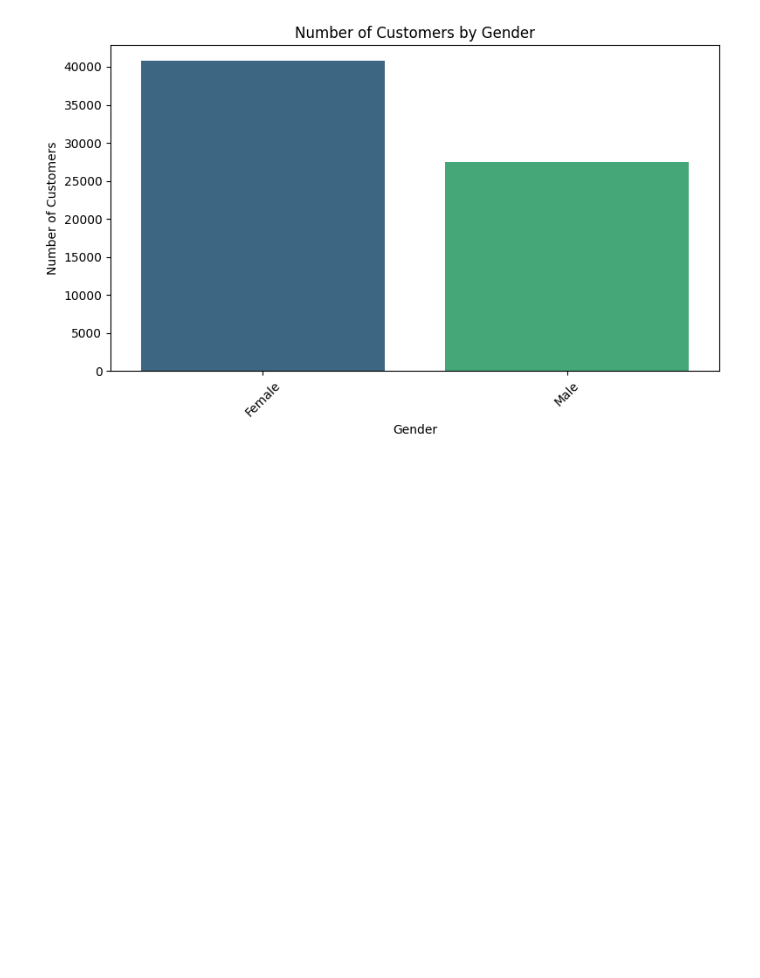
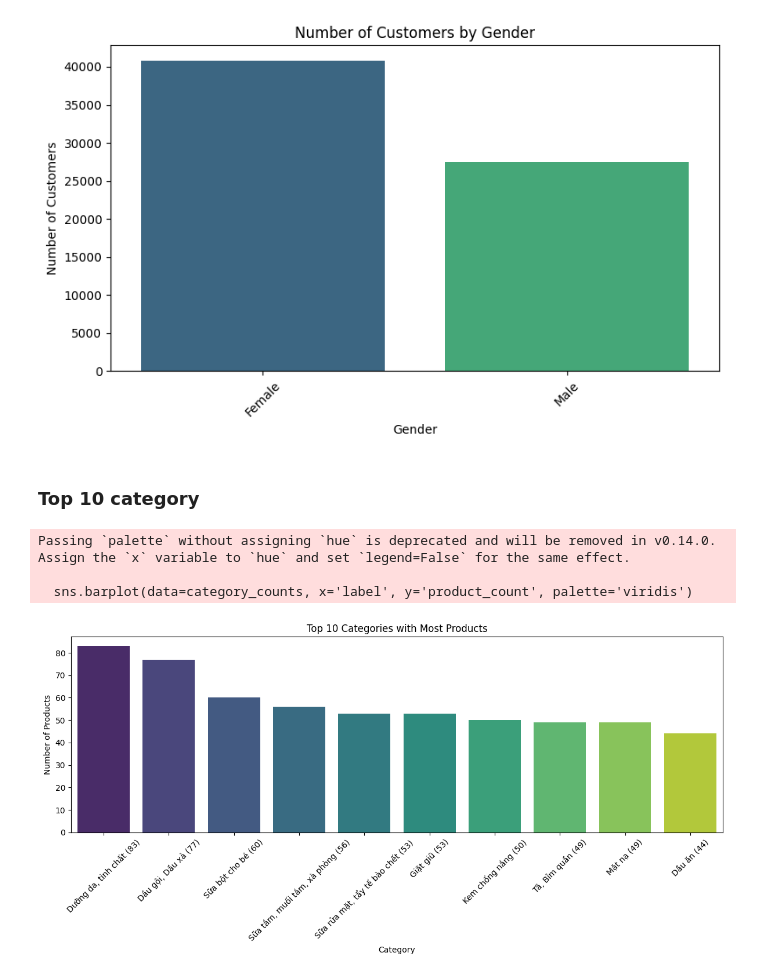
Before and after one commit to phupham14/vnshop, a Jupyter notebook: eda.ipynb, the cells around one changed output. Drawn from its saved outputs; the diff is of its cells as text; code cells hidden in the pictures; blank space fills up the shorter version.

```diff
--- a/eda.ipynb
+++ b/eda.ipynb
@@ -430,3 +493,37 @@ Passing `palette` without assigning `hue` is deprecated and will be removed in v
 
   sns.barplot(x=gender_counts.index, y=gender_counts.values, palette='viridis')
 [figure]
+# %% [markdown]
+### Top 10 category
+# %%
+# top 10 category có nhiều sản phẩm nhất trong product.csv
+import pandas as pd
+product_df = pd.read_csv("export_csv/product.csv")
+product_category_df = pd.read_csv("export_csv/product_category.csv")
+merged_df = product_df.merge(
+    product_category_df[['category_id', 'category_name']],
+    on='category_id',
+    how='left'
+)
+category_counts = (
+    merged_df.groupby(['category_id', 'category_name'])
+    .size()
+    .reset_index(name='product_count')
+    .sort_values(by='product_count', ascending=False)
+    .head(10)
+)
+category_counts['category_name'] = category_counts['category_name'].fillna('Unknown')
+category_counts['label'] = category_counts['category_name'] + ' (' + category_counts['product_count'].astype(str) + ')'
+plt.figure(figsize=(12, 6))
+sns.barplot(data=category_counts, x='label', y='product_count', palette='viridis')
+plt.xlabel('Category')
+plt.ylabel('Number of Products')
+plt.title('Top 10 Categories with Most Products')
+plt.xticks(rotation=45)
+plt.tight_layout()
+plt.show()
+# %% [output]
+Passing `palette` without assigning `hue` is deprecated and will be removed in v0.14.0. Assign the `x` variable to `hue` and set `legend=False` for the same effect.
+
+  sns.barplot(data=category_counts, x='label', y='product_count', palette='viridis')
+[figure, added]
```
Also changed, not shown: parts of 26 cells of this notebook, 2 other files.
